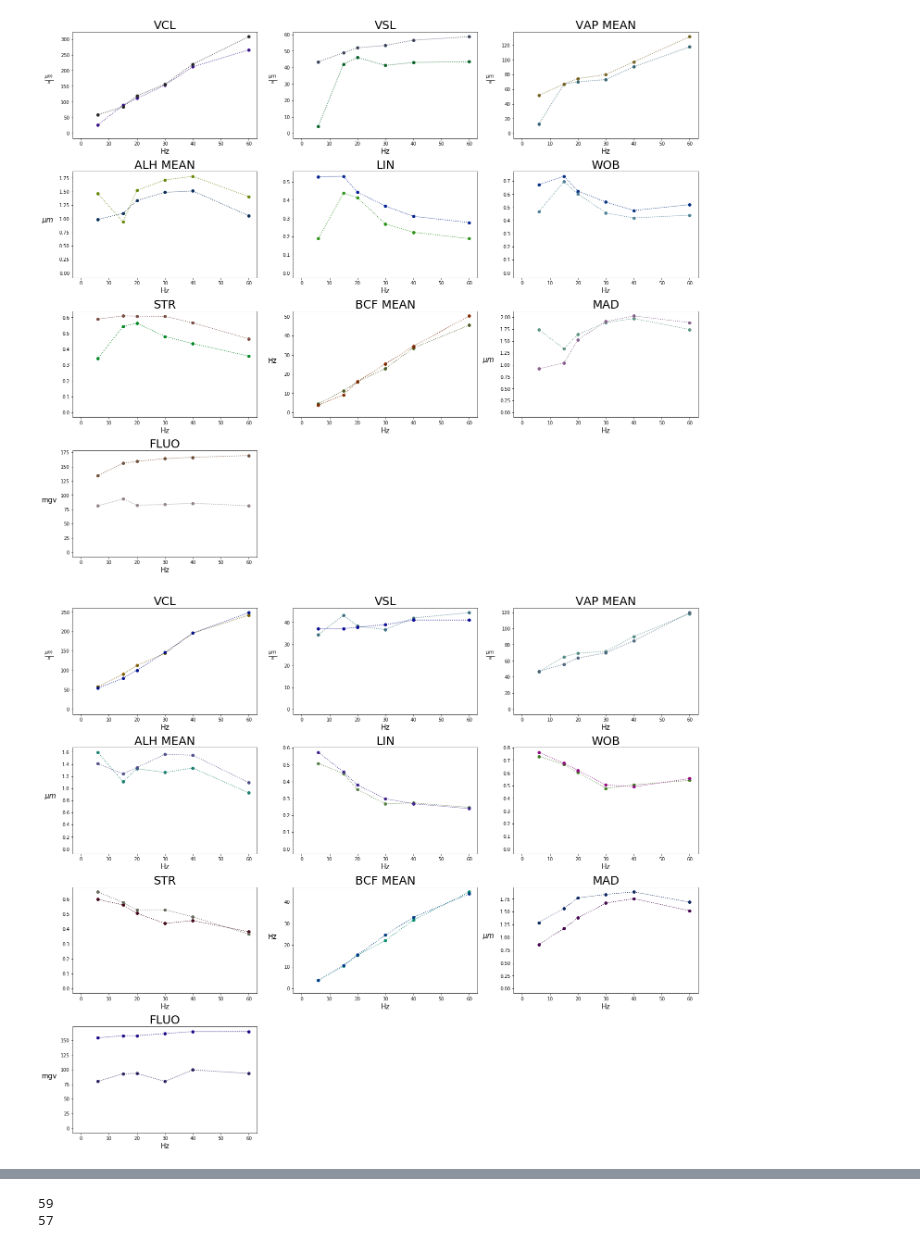
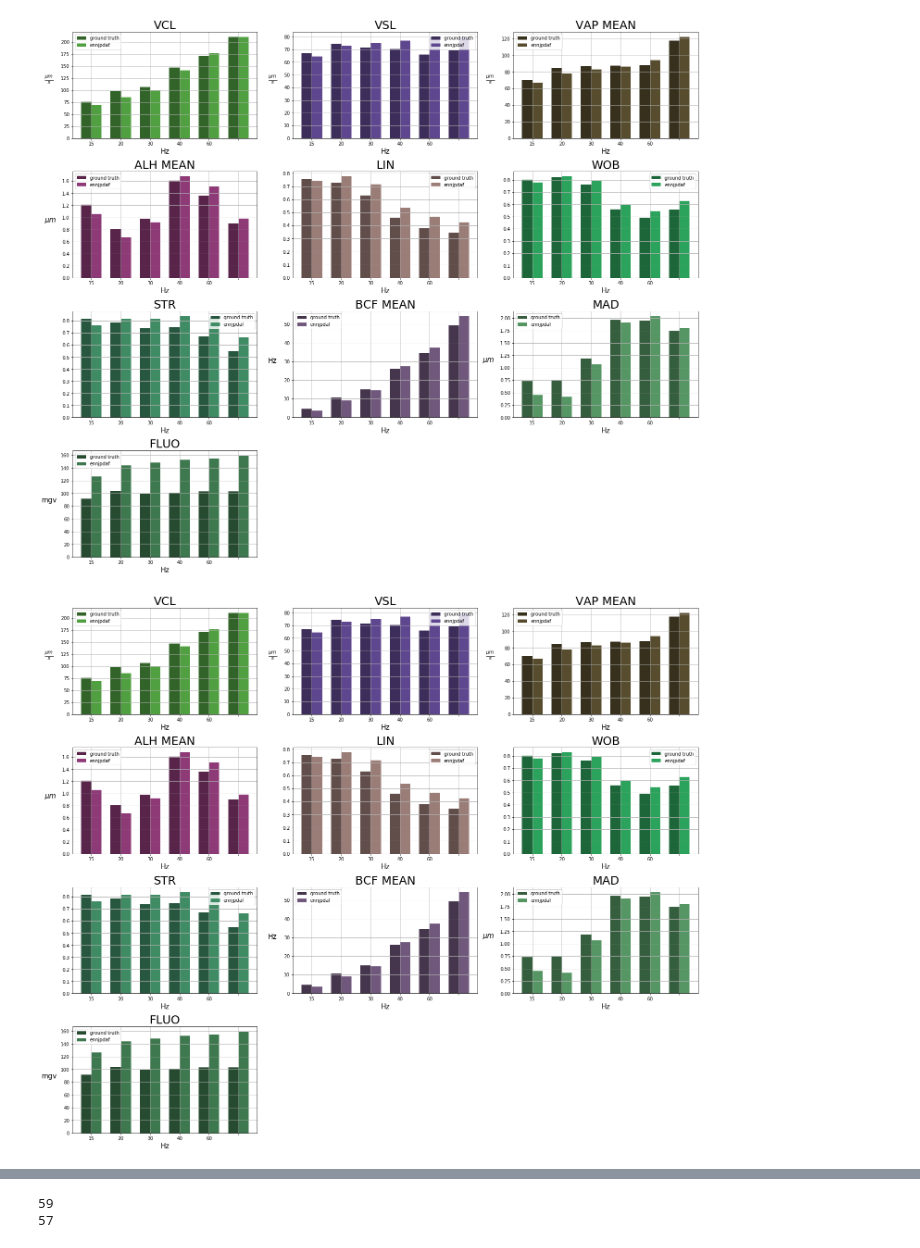
Before and after one commit to MarianoFernandez0/Proyecto-, a Jupyter notebook: who_measure_degradation/comparision/degradation_plots.ipynb, the cells around one changed output, grey strips where cells are left out. Cells and saved outputs as stored; diff of their text form; code cells hidden in the pictures.

Commit message:
random generator and plots

```diff
--- a/who_measure_degradation/comparision/degradation_plots.ipynb
+++ b/who_measure_degradation/comparision/degradation_plots.ipynb
@@ -125,3 +146,6 @@ def read_measures_freqs_gt(dataset_base_path):
+# %%
+colors_gt = np.random.uniform(0.1,0.4, (len(list(measures.keys())), 3))
+colors_ds = colors_gt*1.6
 # %%
 indir = 'measures_on_gt'
 dataset = 'dataset_1'
@@ -164,31 +187,31 @@ plt.show()
 # %%
+%matplotlib inline
 indir = 'measures_tracking'
 indir_gt = 'measures_on_gt'
-dataset = 'dataset_3'
+dataset = 'dataset_1'
 
 dataset_base_path = os.path.join(indir, dataset)
 fig = plt.figure(figsize=(20, 75))
-freqs, measures, order, ylabels = read_measures_freqs(dataset_base_path)
-plots(fig, freqs, measures, order, ylabels)
+freqs, measures_ds, ylabels = read_measures_freqs(dataset_base_path)
 dataset_base_path = os.path.join(indir_gt, dataset)
-freqs, measures, order, ylabels = read_measures_freqs_gt(dataset_base_path)
-plots(fig, freqs, measures, order, ylabels, axi=False)
+_, measures_gt, _ = read_measures_freqs_gt(dataset_base_path)
+plot_bar(fig, freqs, measures_ds, measures_gt,colors_gt, colors_ds, ylabels)
 plt.show()
 # %% [output]
-[figure, old version]
+[figure, new version]
 # %%
+%matplotlib inline
 indir = 'measures_tracking'
 indir_gt = 'measures_on_gt'
-dataset = 'dataset_4'
+dataset = 'dataset_1'
 
 dataset_base_path = os.path.join(indir, dataset)
 fig = plt.figure(figsize=(20, 75))
-freqs, measures, order, ylabels = read_measures_freqs(dataset_base_path)
-plots(fig, freqs, measures, order, ylabels)
+freqs, measures_ds, ylabels = read_measures_freqs(dataset_base_path)
 dataset_base_path = os.path.join(indir_gt, dataset)
-freqs, measures, order, ylabels = read_measures_freqs_gt(dataset_base_path)
-plots(fig, freqs, measures, order, ylabels, axi=False)
+_, measures_gt, _ = read_measures_freqs_gt(dataset_base_path)
+plot_bar(fig, freqs, measures_ds, measures_gt,colors_gt, colors_ds, ylabels)
 plt.show()
 # %% [output]
-[figure, old version]
+[figure, new version]
 # %%
```
Also changed, not shown: parts of 9 cells of this notebook, 10 other files.
